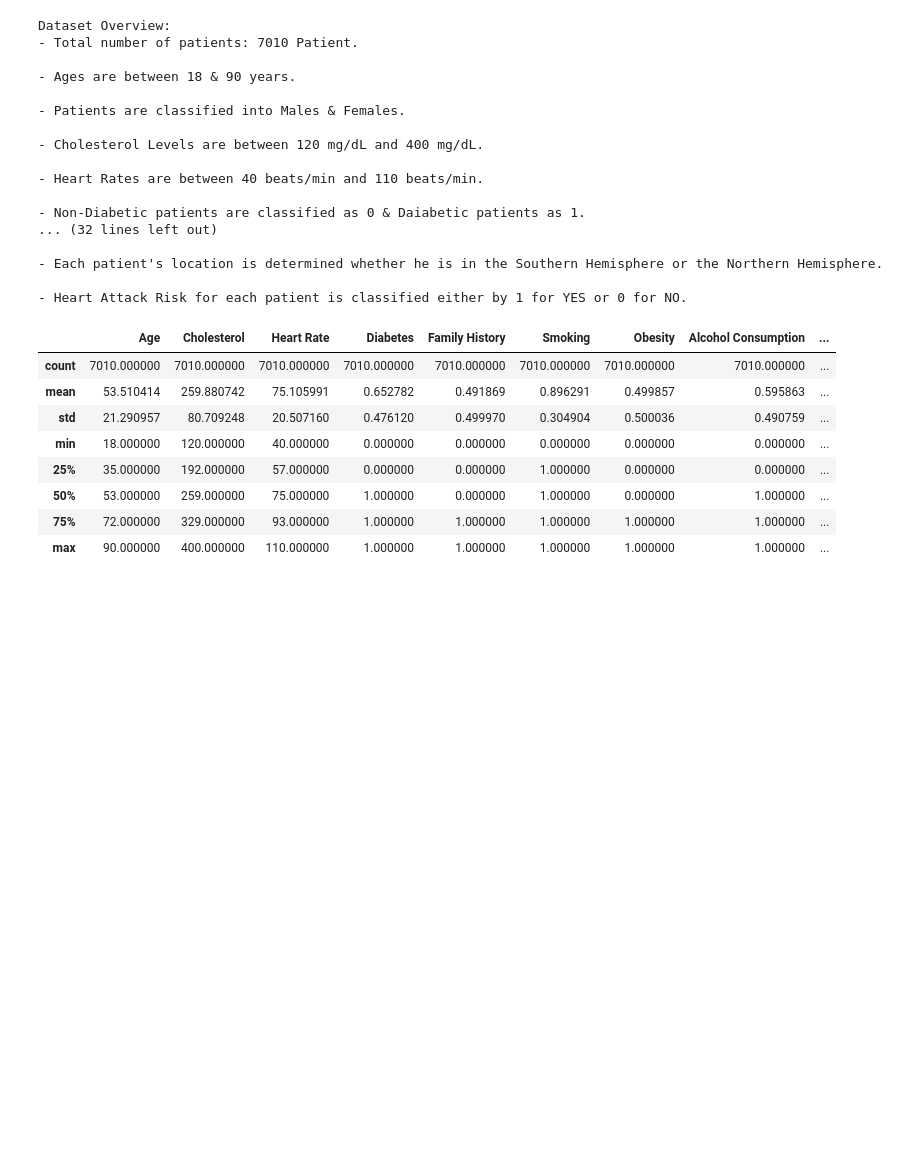
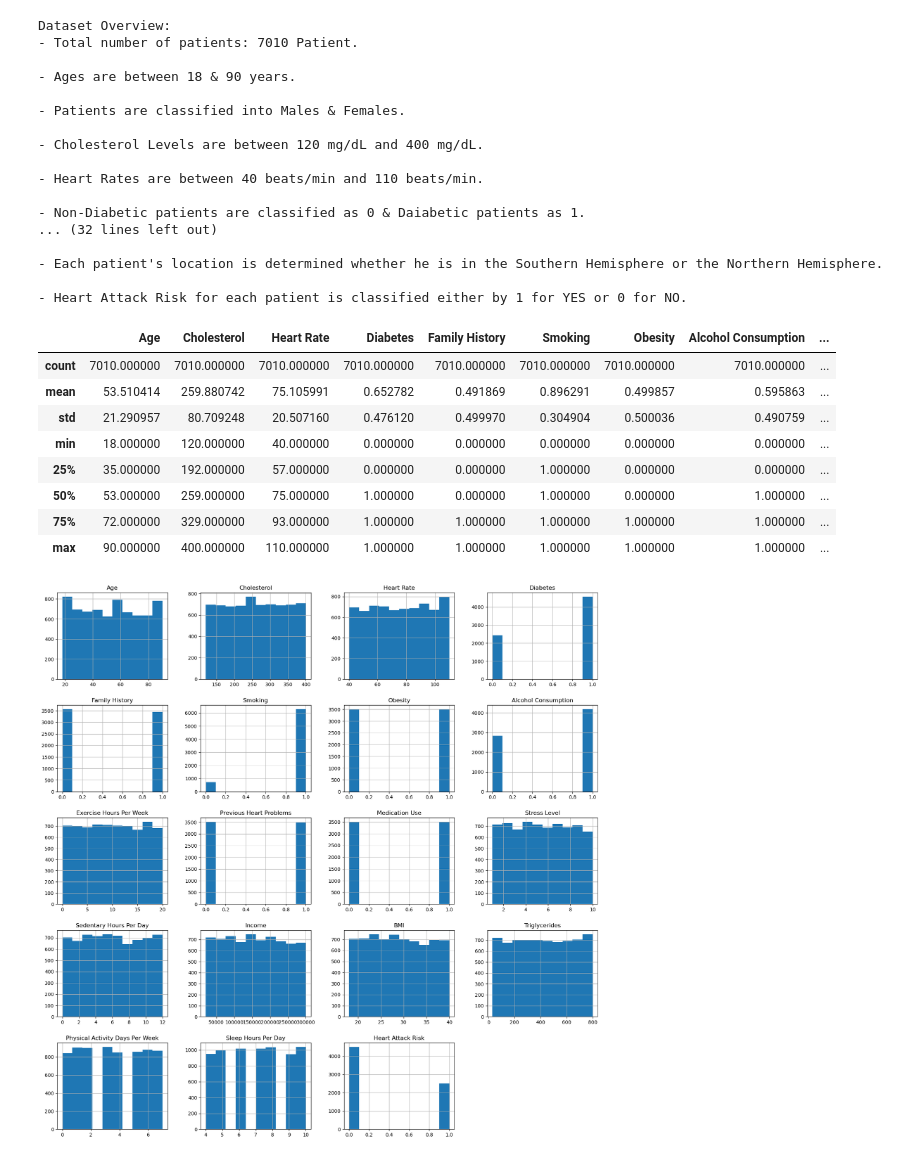
Before and after one commit to hend-a-ghafour/Heart_Attack_Risk_Analysis, a Jupyter notebook: Heart_Attack_Risk_Analysis.ipynb, the cells around one changed output. Drawn from its saved outputs; the diff is of its cells as text; code cells hidden in the pictures; blank space fills up the shorter version.

Commit message:
Histogram

```diff
--- a/Heart_Attack_Risk_Analysis.ipynb
+++ b/Heart_Attack_Risk_Analysis.ipynb
@@ -202,6 +202,10 @@ df.describe()
 | 50% | 53.000000 | 259.000000 | 75.000000 | 1.000000 | 0.000000 | 1.000000 | 0.000000 | 1.000000 | ... |
 | 75% | 72.000000 | 329.000000 | 93.000000 | 1.000000 | 1.000000 | 1.000000 | 1.000000 | 1.000000 | ... |
 | max | 90.000000 | 400.000000 | 110.000000 | 1.000000 | 1.000000 | 1.000000 | 1.000000 | 1.000000 | ... |
+# %%
+df.hist(figsize=(20,20));
+# %% [output]
+[figure, added]
 # %%
 df['h_rate']=np.where((220-df['Age'])*.6> df['Heart Rate'],'Low','Normal')
 df['h_rate']=np.where((220-df['Age'])*.8< df['Heart Rate'],'High',df['h_rate'])
```
